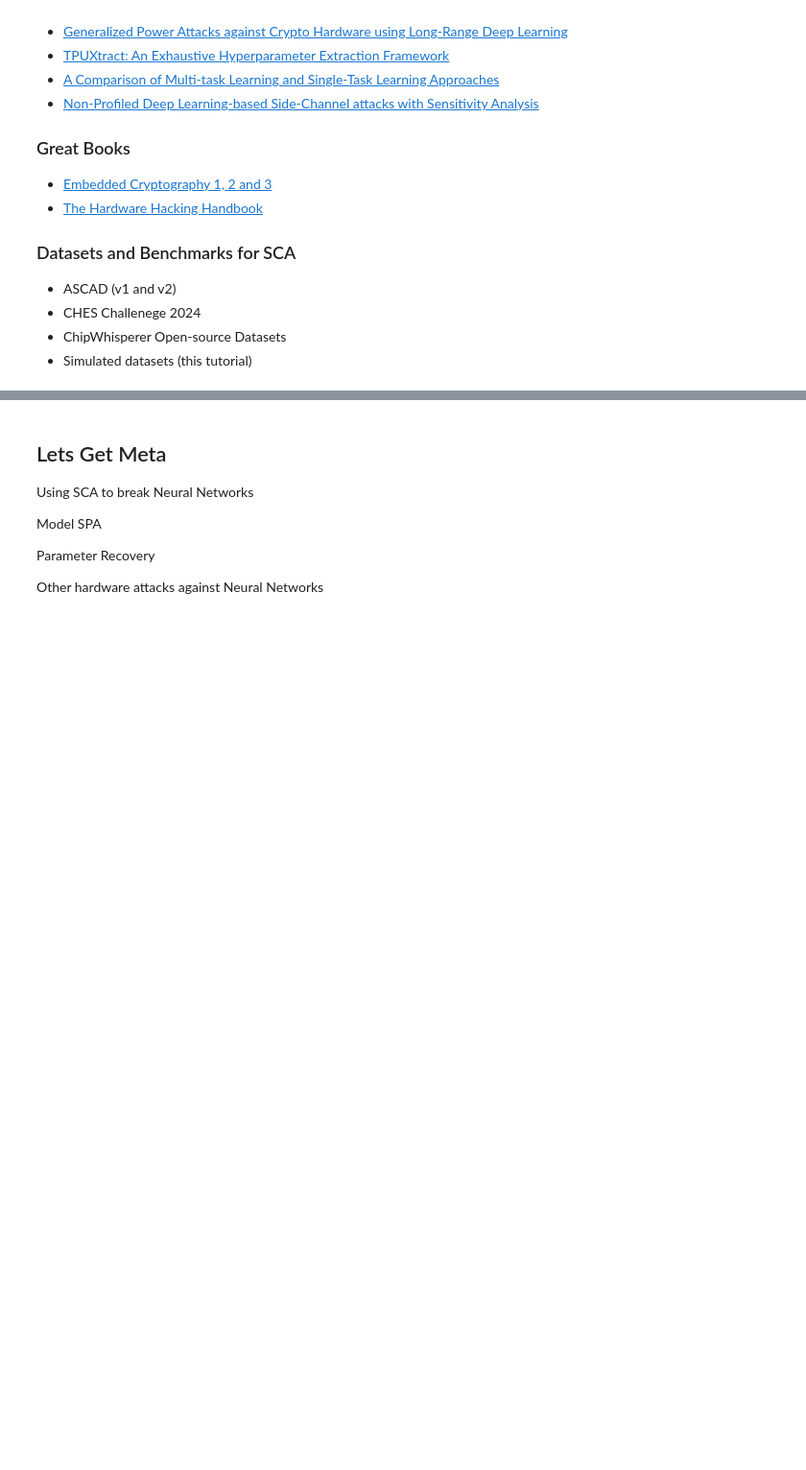
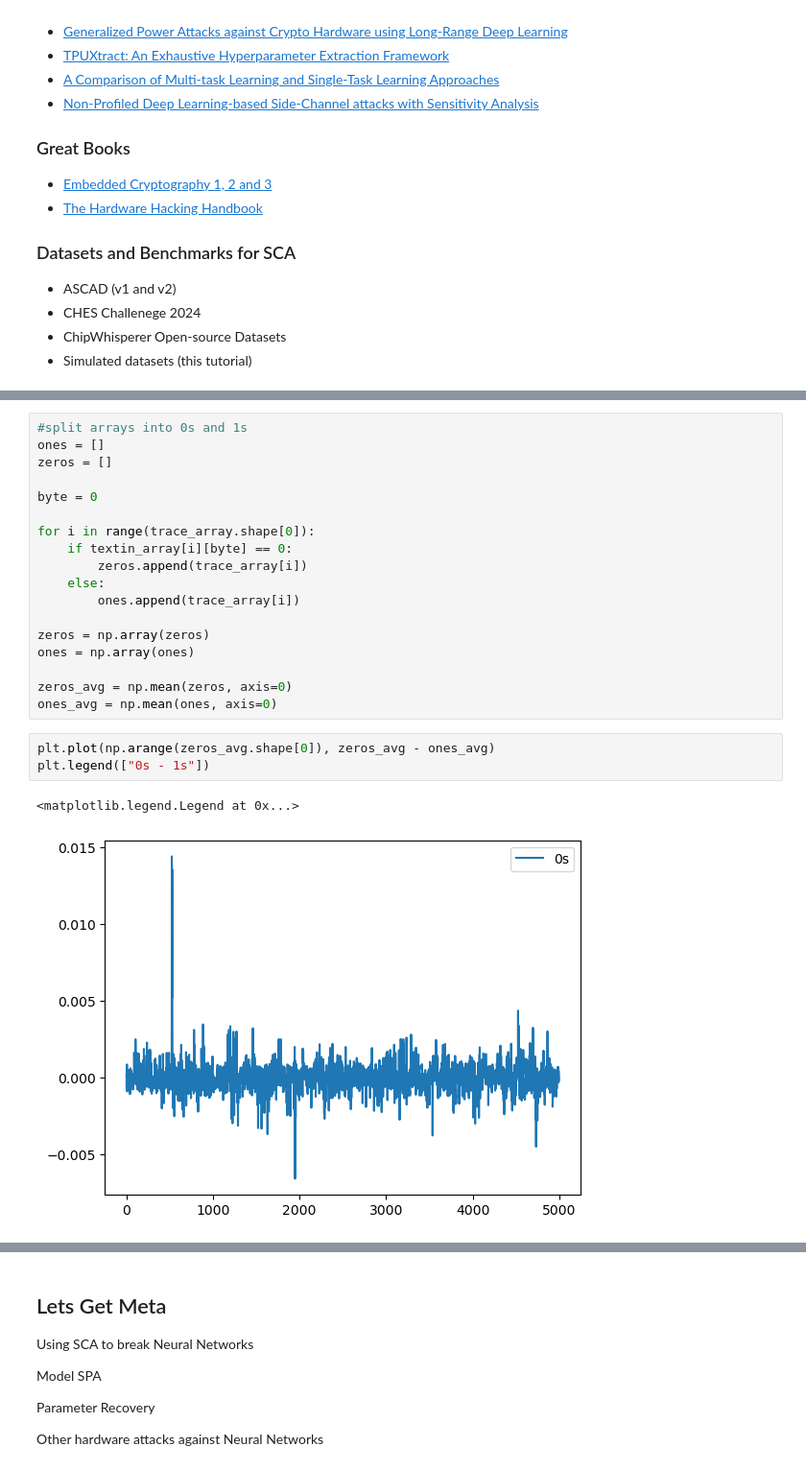
Before and after one commit to king2b3/sca_lecture, a Jupyter notebook: lecture_2_23.ipynb, the cells around one changed output, grey strips where cells are left out. Shown at 96% size. Cells and saved outputs as stored; diff of their text form; blank space fills up the shorter version.

```diff
--- a/lecture_2_23.ipynb
+++ b/lecture_2_23.ipynb
@@ -116,0 +159,24 @@ def gen_traces(number_traces):
+# %%
+#split arrays into 0s and 1s
+ones = []
+zeros = []
+
+byte = 0
+
+for i in range(trace_array.shape[0]):
+    if textin_array[i][byte] == 0:
+        zeros.append(trace_array[i])
+    else:
+        ones.append(trace_array[i])
+
+zeros = np.array(zeros)
+ones = np.array(ones)
+
+zeros_avg = np.mean(zeros, axis=0)
+ones_avg = np.mean(ones, axis=0)
+# %%
+plt.plot(np.arange(zeros_avg.shape[0]), zeros_avg - ones_avg)
+plt.legend(["0s - 1s"])
+# %% [output]
+<matplotlib.legend.Legend at 0x...>
+[figure, added]
```
Also changed, not shown: parts of 20 cells of this notebook, 1 other file.
